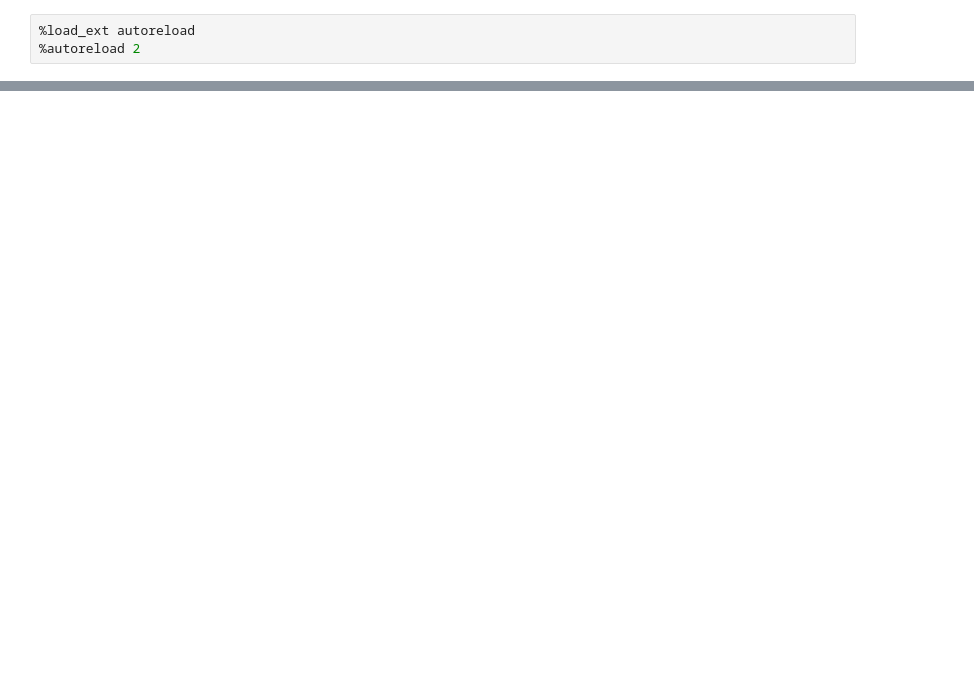
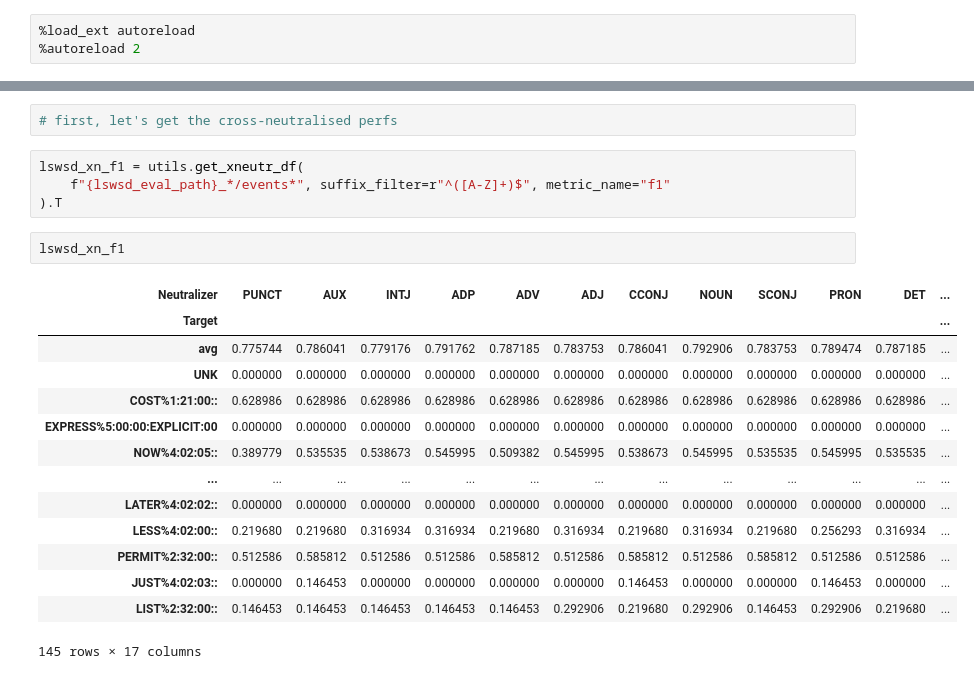
Before and after one commit to thesofakillers/infoshare, a Jupyter notebook: notebooks/lswsd_xtask.ipynb, the cells around one changed output, grey strips where cells are left out. Saved outputs shown, nothing was run; the diff lists cells and outputs as text; blank space fills up the shorter version.

```diff
--- a/notebooks/lswsd_xtask.ipynb
+++ b/notebooks/lswsd_xtask.ipynb
@@ -62,0 +198,23 @@ len(lswsd_base_series[lswsd_base_series > 0.6])
+# %%
+# first, let's get the cross-neutralised perfs
+# %%
+lswsd_xn_f1 = utils.get_xneutr_df(
+    f"{lswsd_eval_path}_*/events*", suffix_filter=r"^([A-Z]+)$", metric_name="f1"
+).T
+# %%
+lswsd_xn_f1
+# %% [output]
+| Neutralizer | PUNCT | AUX | INTJ | ADP | ADV | ADJ | CCONJ | NOUN | SCONJ | PRON | DET | ... |
+| Target |  |  |  |  |  |  |  |  |  |  |  | ... |
+| avg | 0.775744 | 0.786041 | 0.779176 | 0.791762 | 0.787185 | 0.783753 | 0.786041 | 0.792906 | 0.783753 | 0.789474 | 0.787185 | ... |
+| UNK | 0.000000 | 0.000000 | 0.000000 | 0.000000 | 0.000000 | 0.000000 | 0.000000 | 0.000000 | 0.000000 | 0.000000 | 0.000000 | ... |
+| COST%1:21:00:: | 0.628986 | 0.628986 | 0.628986 | 0.628986 | 0.628986 | 0.628986 | 0.628986 | 0.628986 | 0.628986 | 0.628986 | 0.628986 | ... |
+| EXPRESS%5:00:00:EXPLICIT:00 | 0.000000 | 0.000000 | 0.000000 | 0.000000 | 0.000000 | 0.000000 | 0.000000 | 0.000000 | 0.000000 | 0.000000 | 0.000000 | ... |
+| NOW%4:02:05:: | 0.389779 | 0.535535 | 0.538673 | 0.545995 | 0.509382 | 0.545995 | 0.538673 | 0.545995 | 0.535535 | 0.545995 | 0.535535 | ... |
+| ... | ... | ... | ... | ... | ... | ... | ... | ... | ... | ... | ... | ... |
+| LATER%4:02:02:: | 0.000000 | 0.000000 | 0.000000 | 0.000000 | 0.000000 | 0.000000 | 0.000000 | 0.000000 | 0.000000 | 0.000000 | 0.000000 | ... |
+| LESS%4:02:00:: | 0.219680 | 0.219680 | 0.316934 | 0.316934 | 0.219680 | 0.316934 | 0.219680 | 0.316934 | 0.219680 | 0.256293 | 0.316934 | ... |
+| PERMIT%2:32:00:: | 0.512586 | 0.585812 | 0.512586 | 0.512586 | 0.585812 | 0.512586 | 0.585812 | 0.512586 | 0.585812 | 0.512586 | 0.512586 | ... |
+| JUST%4:02:03:: | 0.000000 | 0.146453 | 0.000000 | 0.000000 | 0.000000 | 0.000000 | 0.146453 | 0.000000 | 0.000000 | 0.146453 | 0.000000 | ... |
+| LIST%2:32:00:: | 0.146453 | 0.146453 | 0.146453 | 0.146453 | 0.146453 | 0.292906 | 0.219680 | 0.292906 | 0.146453 | 0.292906 | 0.219680 | ... |
+145 rows × 17 columns
```
Also changed, not shown: parts of 36 cells of this notebook, 1 other file.
